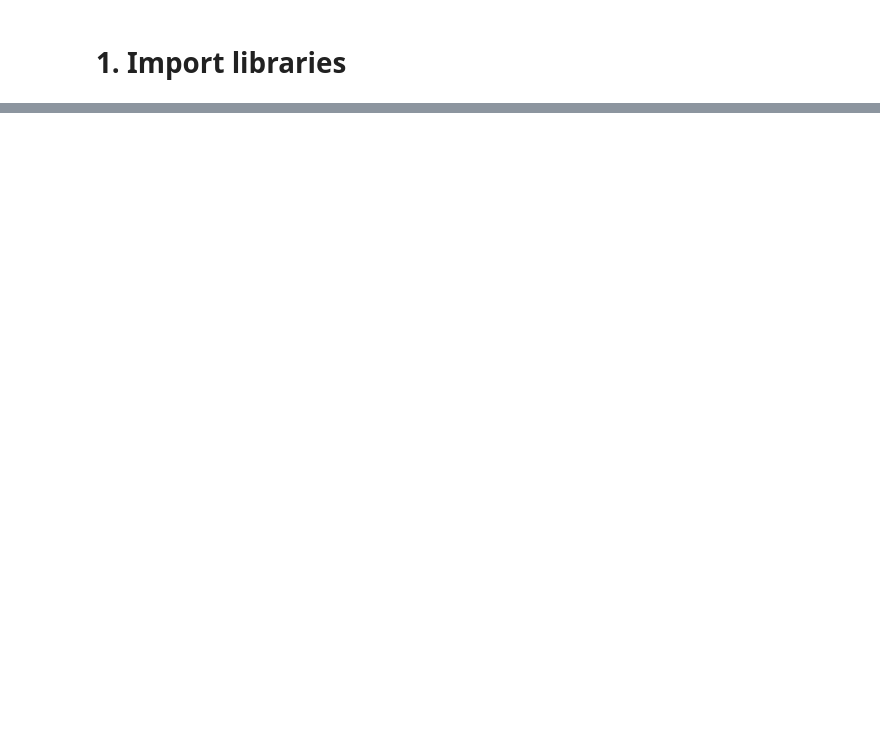
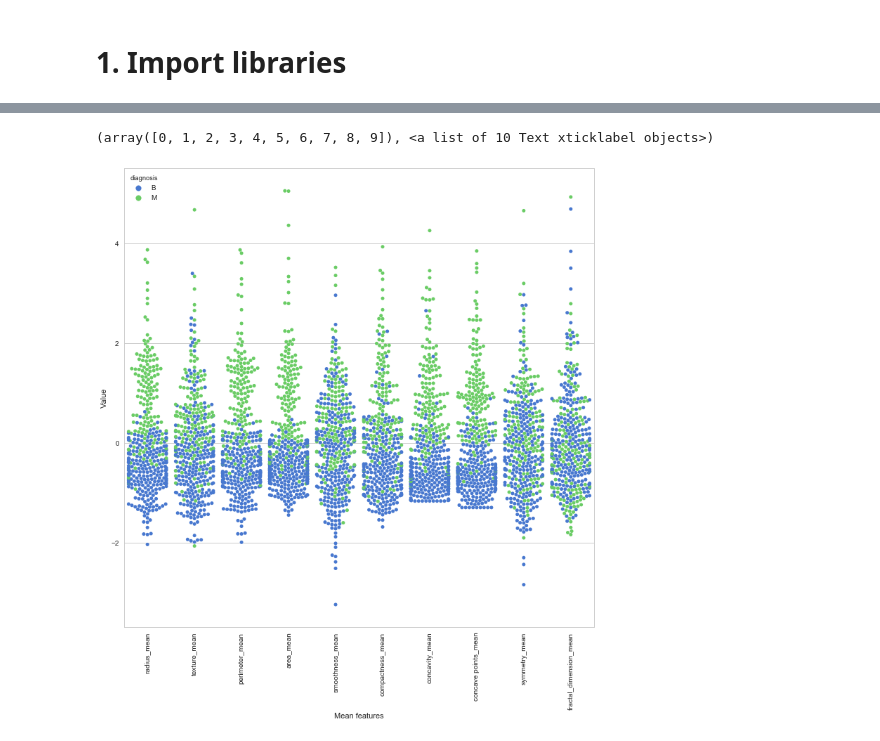
Before and after one commit to AndreGodinho7/Multivariate-Analysis, a Jupyter notebook: 2. Preliminary Analysis/Preliminary Analysis.ipynb, the cells around one changed output, grey strips where cells are left out. Drawn from its saved outputs; the diff is of its cells as text; code cells hidden in the pictures; blank space fills up the shorter version.

```diff
--- a/2. Preliminary Analysis/Preliminary Analysis.ipynb
+++ b/2. Preliminary Analysis/Preliminary Analysis.ipynb
@@ -193,0 +176,3 @@ analyze_feature("PEG")
+# %%
+train_std = (train - train.mean()) / train.std()
+test_std = (test - test.mean()) / test.std()
@@ -193,0 +191,13 @@ analyze_feature("PEG")
+# %%
+sns.set(style="whitegrid", palette="muted")
+data = pd.concat([train_y.map({1:'M',0:'B'}),train_std[mean_features]],axis=1)
+data = pd.melt(data,id_vars="diagnosis",
+                    var_name="Mean features",
+                    value_name='Value')
+plt.figure(figsize=(12,12))
+sns.swarmplot(x="Mean features", y="Value", hue="diagnosis", data=data)
+
+plt.xticks(rotation=90)
+# %% [output]
+(array([0, 1, 2, 3, 4, 5, 6, 7, 8, 9]), <a list of 10 Text xticklabel objects>)
+[figure, added]
```
Also changed, not shown: parts of 70 cells of this notebook.
